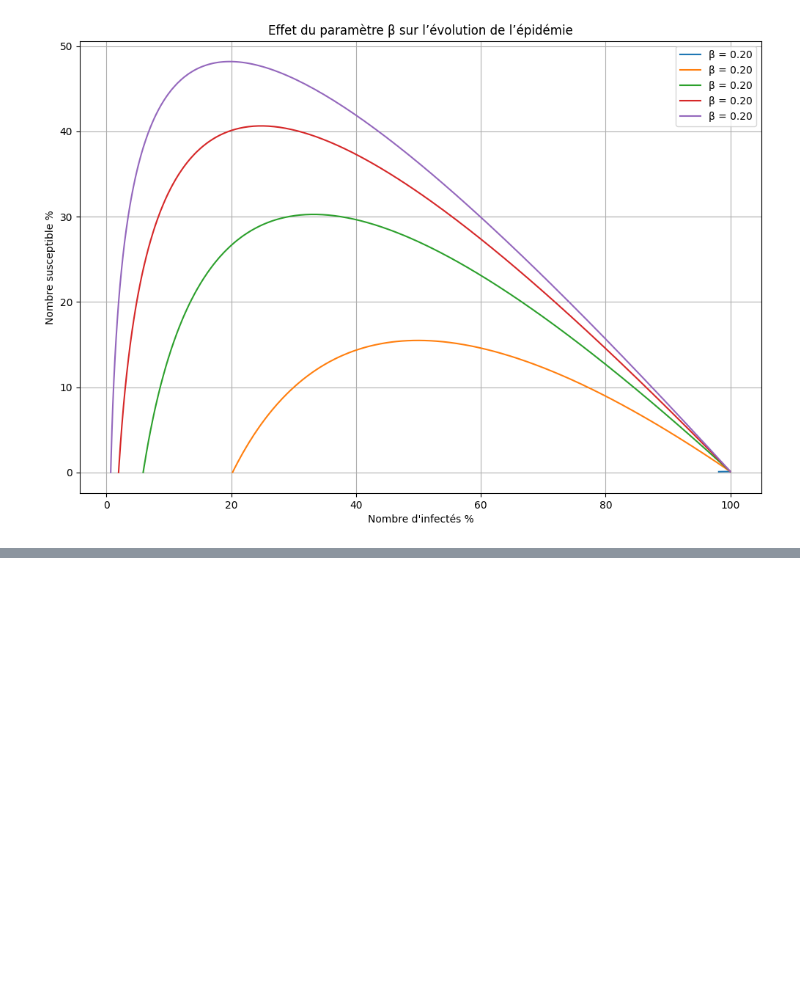
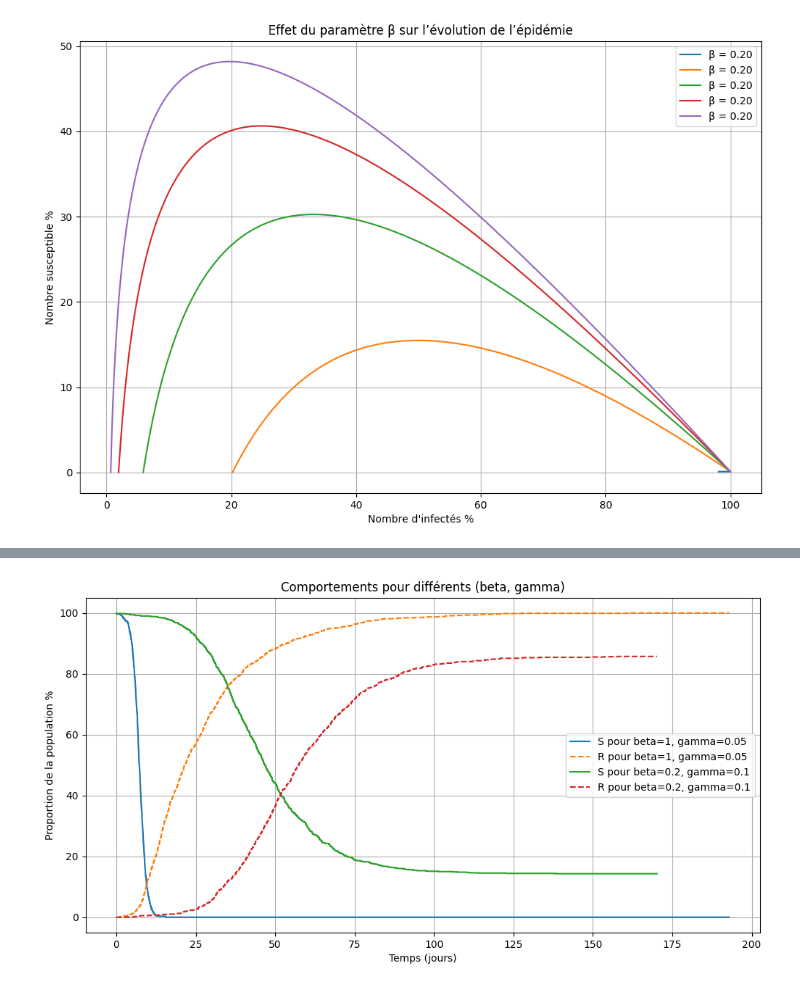
Before and after one commit to Alexisdevpro/PROJ-MDI230, a Jupyter notebook: PROJ2_EPIDEMIOLOGIE/simulation.ipynb, the cells around one changed output, grey strips where cells are left out. Cells and saved outputs as stored; diff of their text form; code cells hidden in the pictures; blank space fills up the shorter version.

```diff
--- a/PROJ2_EPIDEMIOLOGIE/simulation.ipynb
+++ b/PROJ2_EPIDEMIOLOGIE/simulation.ipynb
@@ -183,0 +220,23 @@ plt.show()
+# %%
+N_pop = 1000
+tps_model = 200
+couples = [
+    (1, 0.05),  # R_0 = 20
+    (0.2, 0.1),   # R_0 = 2
+]
+
+plt.figure(figsize=(12,6))
+
+for beta, gamma in couples:
+    t, S, I, R = simulation_MARKOV(N_pop, beta, gamma, tps_model)
+    plt.step(t, (S/N_pop)*100, label=f"S pour beta={beta}, gamma={gamma}")
+    plt.step(t, (R/N_pop)*100, linestyle='--', label=f"R pour beta={beta}, gamma={gamma}")
+
+plt.xlabel('Temps (jours)')
+plt.ylabel('Proportion de la population %')
+plt.title('Comportements pour différents (beta, gamma)')
+plt.legend()
+plt.grid()
+plt.show()
+# %% [output]
+[figure, added]
```
Also changed, not shown: parts of 7 cells of this notebook.
